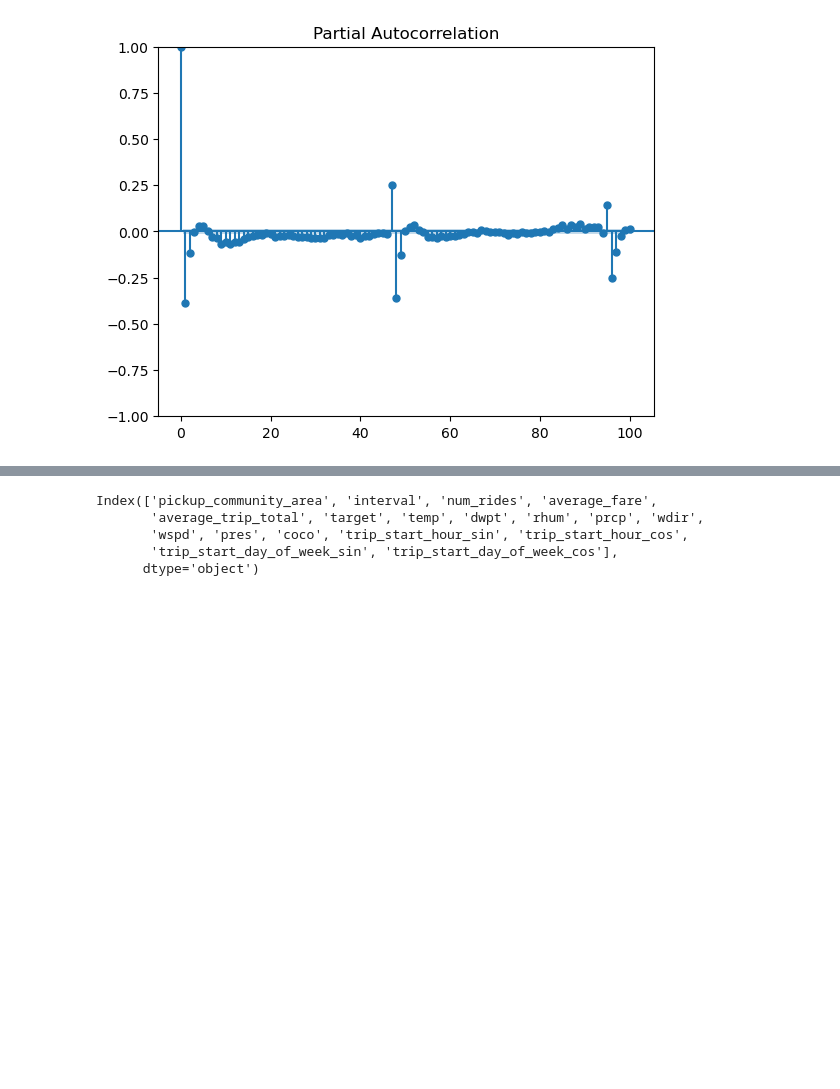
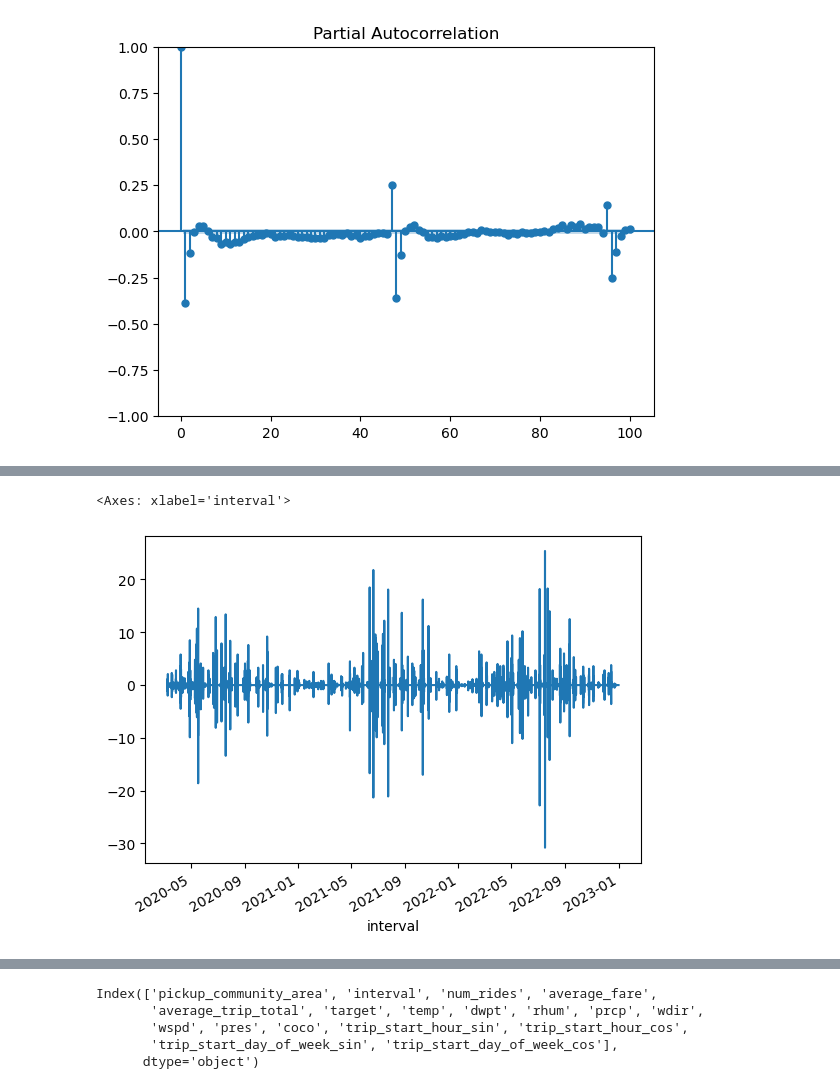
Before and after one commit to GarettKaube/Ride-Sharing-Spatio-Temporal-Demand-Forecasting-System, a Jupyter notebook: modeling.ipynb, the cells around one changed output, grey strips where cells are left out. Cells and saved outputs as stored; diff of their text form; code cells hidden in the pictures; blank space fills up the shorter version.

```diff
--- a/modeling.ipynb
+++ b/modeling.ipynb
@@ -898,0 +896,8 @@ pacf = plot_pacf(train_com1_seas_diff, lags = 100)
+# %%
+comm_8_diff = comm_8.diff()
+# %%
+#differenced
+comm_8_diff["prcp"].plot()
+# %% [output]
+<Axes: xlabel='interval'>
+[figure, added]
```
Also changed, not shown: parts of 61 cells of this notebook, 18 other files.
